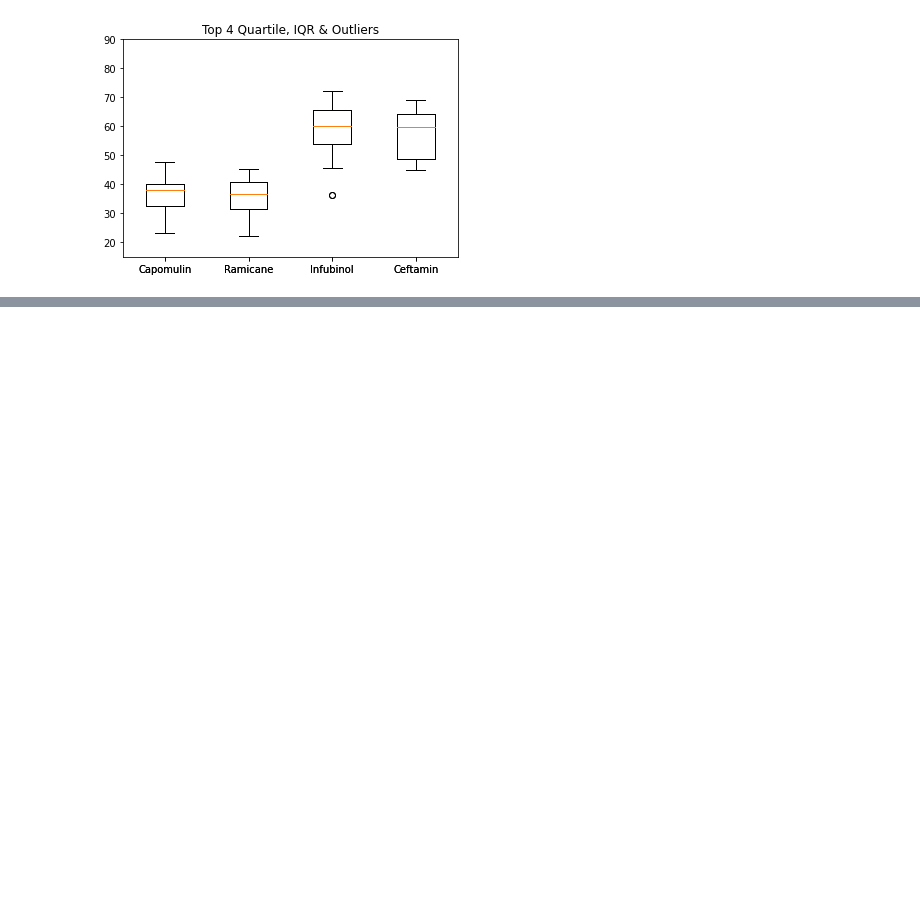
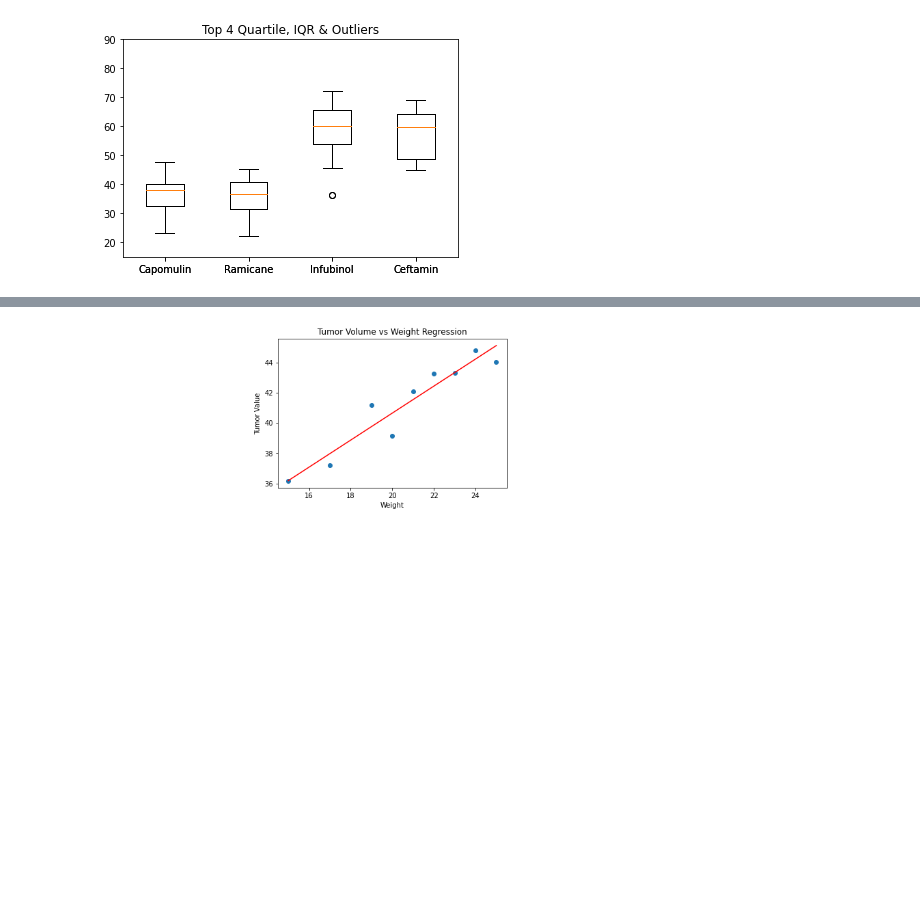
Before and after one commit to sambarton10/matplotlib-challenge, a Jupyter notebook: pharma_study.ipynb, the cells around one changed output, grey strips where cells are left out. Saved outputs shown, nothing was run; the diff lists cells and outputs as text; code cells hidden in the pictures; blank space fills up the shorter version.

```diff
--- a/pharma_study.ipynb
+++ b/pharma_study.ipynb
@@ -202,0 +237,16 @@ timeVsTumorData = timeVsTumor[["Mouse ID", "Timepoint", "Tumor Volume (mm3)"]]
+# %%
+xValues = linePlotFinal2['Weight (g)']
+yValues = linePlotFinal2['Tumor Volume (mm3)']
+(slope, intercept, rvalue, pvalue, stderr) = linregress(xValues, yValues)
+regressValues = xValues * slope + intercept
+lineEq = "y = " + str(round(slope,2)) + "x + " + str(round(intercept,2))
+plt.scatter(xValues,yValues)
+plt.plot(xValues,regressValues,"r-")
+plt.annotate(lineEq,(6,10),fontsize=15,color="red")
+
+plt.xlabel('Weight')
+plt.ylabel('Tumor Value')
+plt.title('Tumor Volume vs Weight Regression')
+plt.show()
+# %% [output]
+[figure, added]
```
Also changed, not shown: parts of 6 cells of this notebook.
